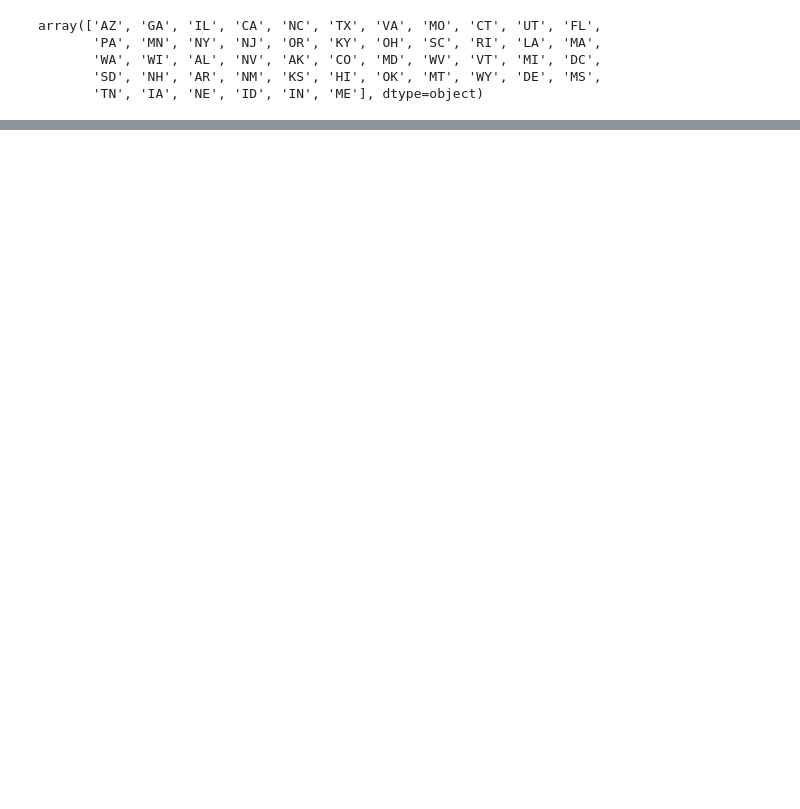
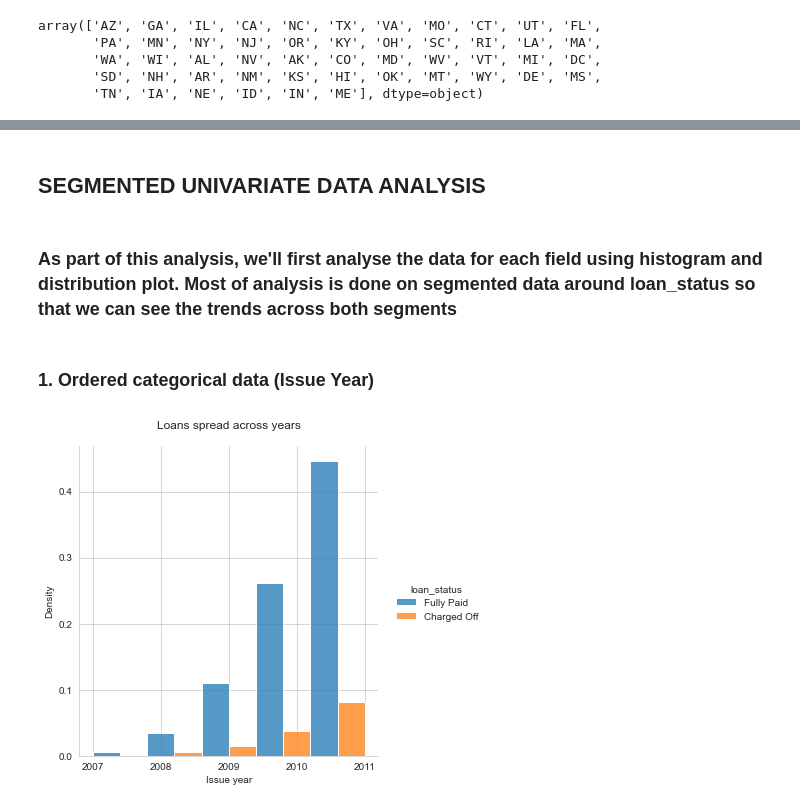
Before and after one commit to NavsGo/LendingClub_CaseStudy, a Jupyter notebook: CS-LendingClub.ipynb, the cells around one changed output, grey strips where cells are left out. Saved outputs shown, nothing was run; the diff lists cells and outputs as text; code cells hidden in the pictures; blank space fills up the shorter version.

```diff
--- a/CS-LendingClub.ipynb
+++ b/CS-LendingClub.ipynb
@@ -712,3 +664,0 @@ df1[~(df1['revol_util'].isna()) & (df1['revol_bal']==0)].sample(10)
-# %%
-df1.revol_util = pd.to_numeric(df1.revol_util.apply(lambda x:x.replace('%', '')))
-df1['revol_util'].value_counts()
@@ -821,0 +744,20 @@ sns.
+# %% [markdown]
+## SEGMENTED UNIVARIATE DATA ANALYSIS
+# %% [markdown]
+### As part of this analysis, we'll first analyse the data for each field using histogram and distribution plot. Most of analysis is done on segmented data around loan_status so that we can see the trends across both segments
+# %% [markdown]
+### 1. Ordered categorical data (Issue Year)
+# %%
+plt.rcParams['figure.figsize'] = [16,10]
+sns.set_style("whitegrid")
+sns.displot(data =df1,  x = df1.issue_year,  stat="probability", multiple="dodge", hue = df1.loan_status, bins= 5)
+plt.title("Loans spread across years\n")
+plt.xlabel("Issue year")
+plt.xticks(df1.issue_year.unique())
+plt.ylabel("Density")
+plt.show()
+
+# INSIGHT:  The number of the loans(both paid and defaulted segments) increase steadily over the years
+#doesn't show any varied pattern in both segments over the years
+# %% [output]
+[figure, new version]
```
Also changed, not shown: parts of 128 cells of this notebook.
